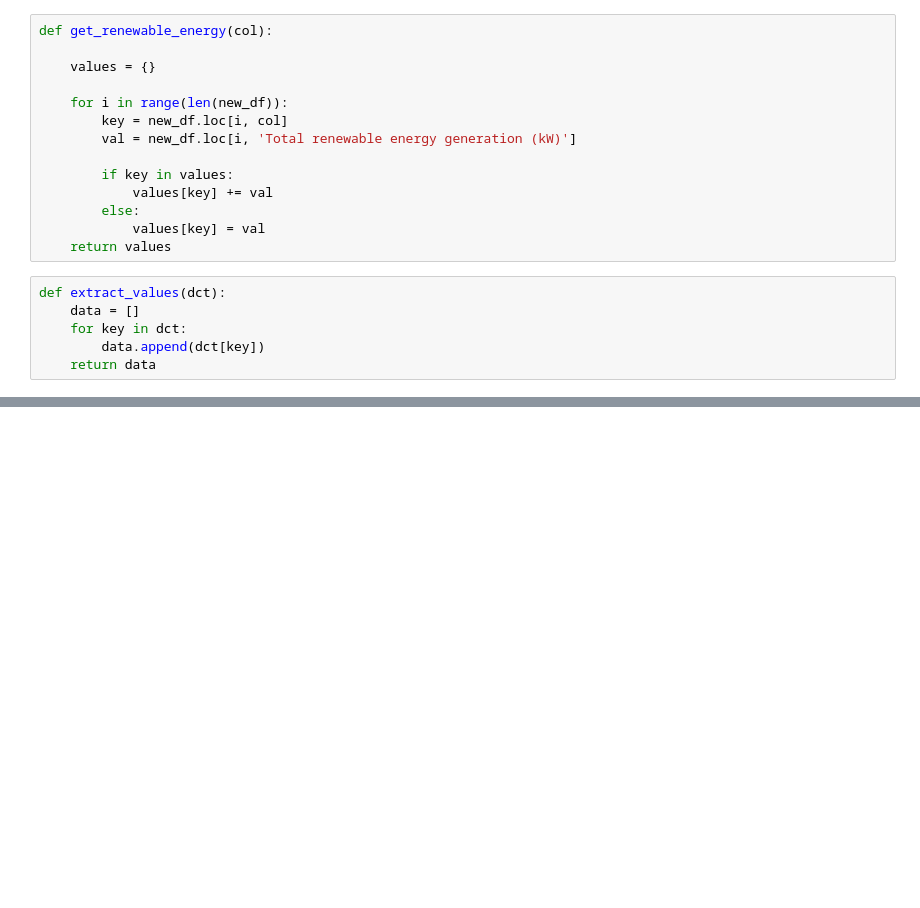
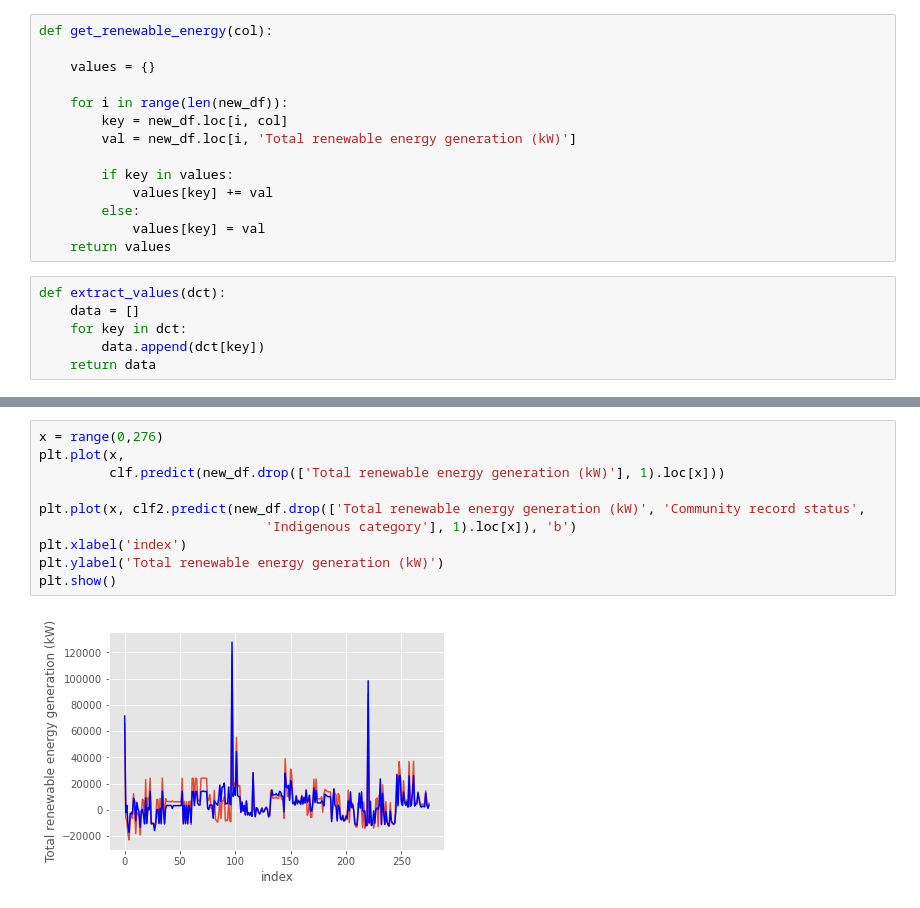
Before and after one commit to anubhajoshi01/big_data_challenge, a Jupyter notebook: Remote_Communities_Energy.ipynb, the cells around one changed output, grey strips where cells are left out. Drawn from its saved outputs; the diff is of its cells as text; blank space fills up the shorter version.

```diff
--- a/Remote_Communities_Energy.ipynb
+++ b/Remote_Communities_Energy.ipynb
@@ -199,0 +255,12 @@ def extract_values(dct):
+# %%
+x = range(0,276)
+plt.plot(x,
+         clf.predict(new_df.drop(['Total renewable energy generation (kW)'], 1).loc[x]))
+
+plt.plot(x, clf2.predict(new_df.drop(['Total renewable energy generation (kW)', 'Community record status',
+                             'Indigenous category'], 1).loc[x]), 'b')
+plt.xlabel('index')
+plt.ylabel('Total renewable energy generation (kW)')
+plt.show()
+# %% [output]
+[figure, added]
```
Also changed, not shown: parts of 20 cells of this notebook.
